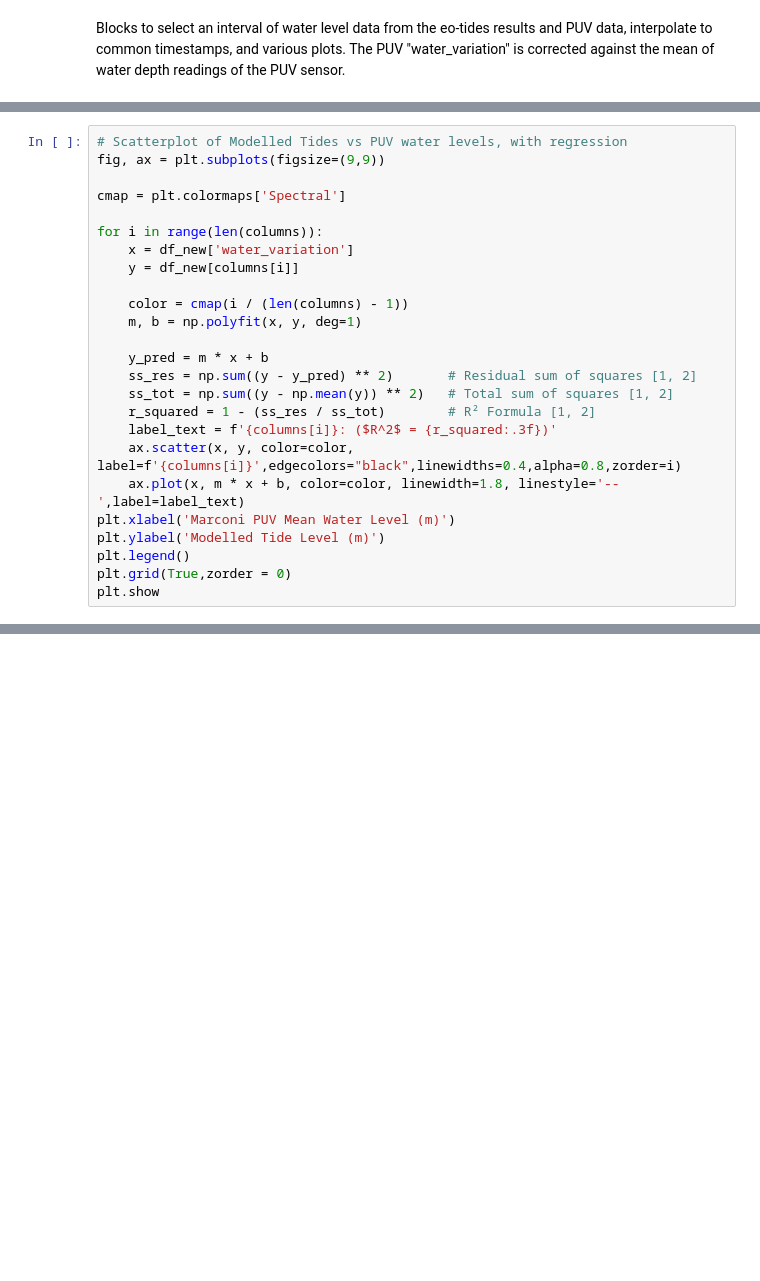
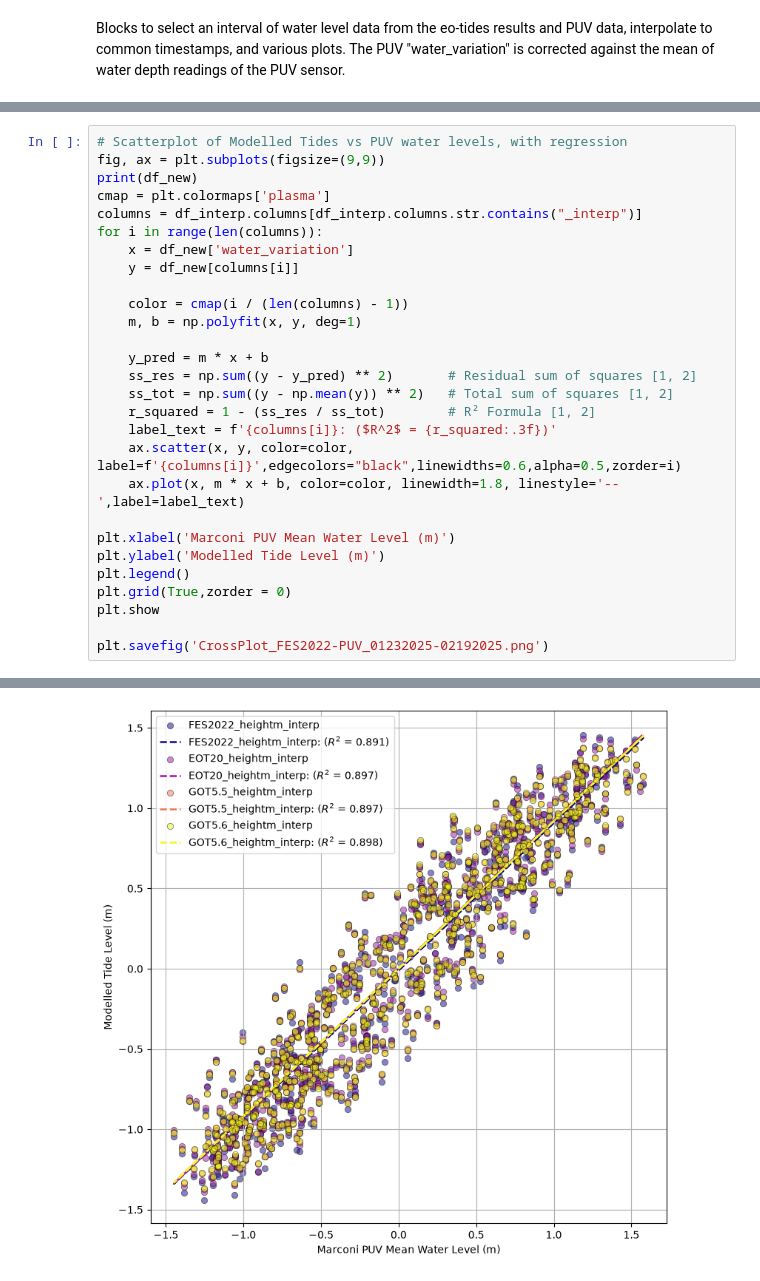
Before and after one commit to cvolpano/tides-usgs, a Jupyter notebook: waterLevelPlots.ipynb, the cells around one changed output, grey strips where cells are left out. Cells and saved outputs as stored; diff of their text form; blank space fills up the shorter version.

```diff
--- a/waterLevelPlots.ipynb
+++ b/waterLevelPlots.ipynb
@@ -54,9 +82,9 @@ plt.show()
 # %%
 # Scatterplot of Modelled Tides vs PUV water levels, with regression
 fig, ax = plt.subplots(figsize=(9,9))
-
-cmap = plt.colormaps['Spectral']
-
+print(df_new)
+cmap = plt.colormaps['plasma']
+columns = df_interp.columns[df_interp.columns.str.contains("_interp")]
 for i in range(len(columns)):
     x = df_new['water_variation']
     y = df_new[columns[i]]
@@ -69,10 +97,14 @@ for i in range(len(columns)):
     ss_tot = np.sum((y - np.mean(y)) ** 2)   # Total sum of squares [1, 2]
     r_squared = 1 - (ss_res / ss_tot)        # R² Formula [1, 2]
     label_text = f'{columns[i]}: ($R^2$ = {r_squared:.3f})'
-    ax.scatter(x, y, color=color, label=f'{columns[i]}',edgecolors="black",linewidths=0.4,alpha=0.8,zorder=i)
+    ax.scatter(x, y, color=color, label=f'{columns[i]}',edgecolors="black",linewidths=0.6,alpha=0.5,zorder=i)
     ax.plot(x, m * x + b, color=color, linewidth=1.8, linestyle='--',label=label_text)
+
 plt.xlabel('Marconi PUV Mean Water Level (m)')
 plt.ylabel('Modelled Tide Level (m)')
 plt.legend()
 plt.grid(True,zorder = 0)
 plt.show
+
+plt.savefig('CrossPlot_FES2022-PUV_01232025-02192025.png')
+# %% [output]
@@ -78,0 +128 @@ plt.show
+[figure, added]
```
Also changed, not shown: parts of 5 cells of this notebook, 5 other files.
